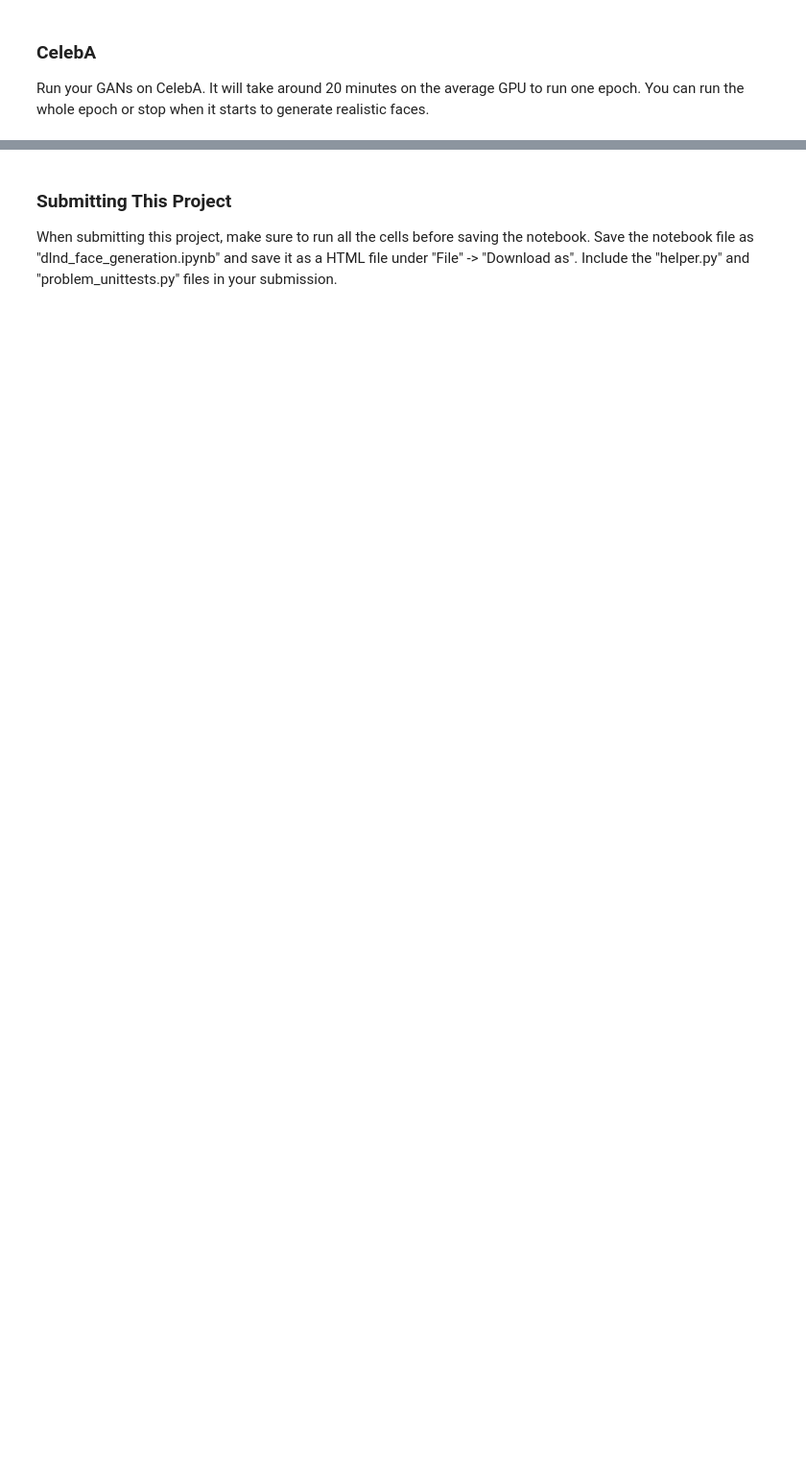
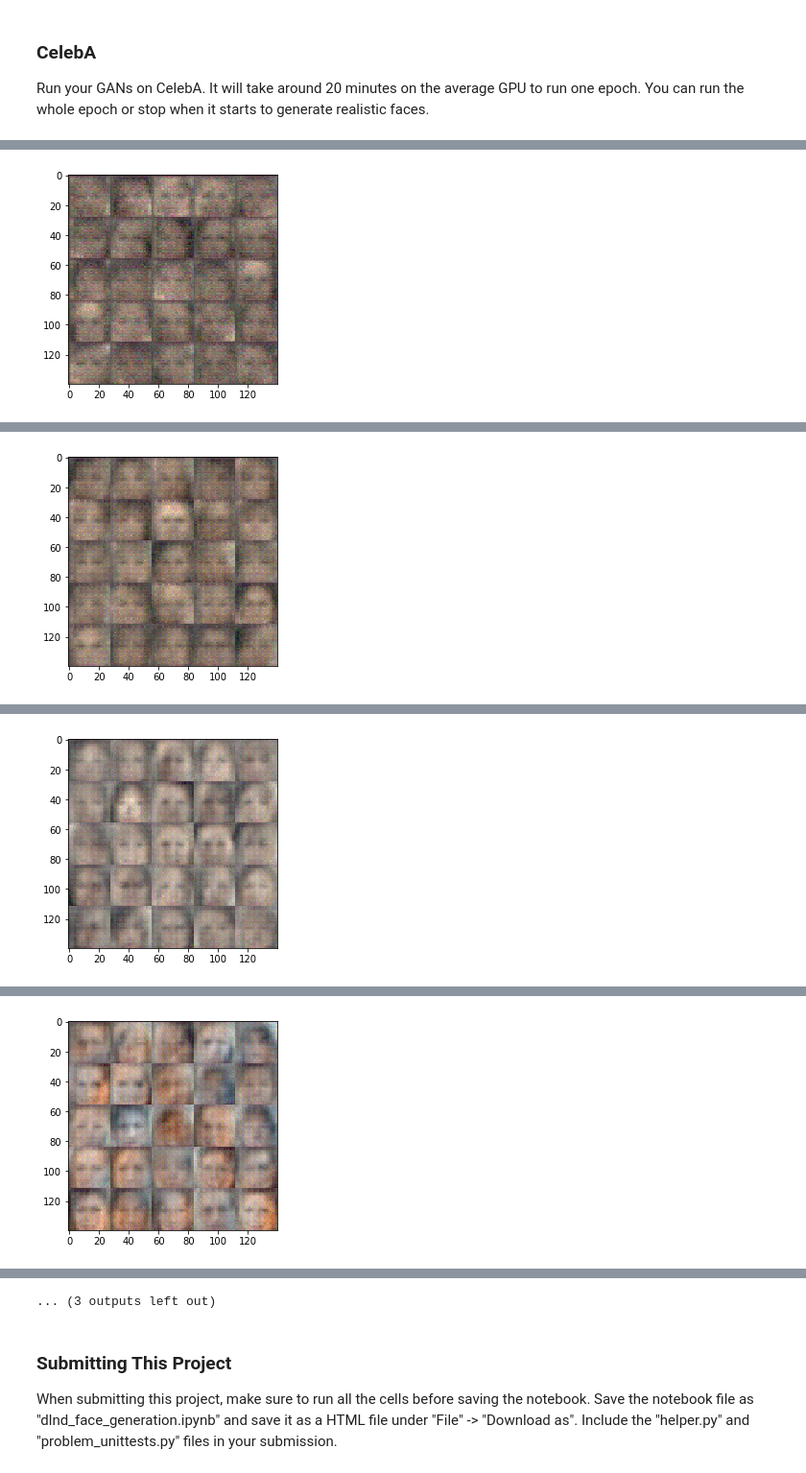
Before and after one commit to angelmtenor/deep-learning, a Jupyter notebook: face_generation/dlnd_face_generation.ipynb, the cells around one changed output, grey strips where cells are left out. Shown at 96% size. Saved outputs shown, nothing was run; the diff lists cells and outputs as text; code cells hidden in the pictures; blank space fills up the shorter version.

```diff
--- a/face_generation/dlnd_face_generation.ipynb
+++ b/face_generation/dlnd_face_generation.ipynb
@@ -466,11 +451,12 @@ Epoch 0/2... Discriminator Loss: 0.3824... Generator Loss: 1.9454
 ### CelebA
 Run your GANs on CelebA.  It will take around 20 minutes on the average GPU to run one epoch.  You can run the whole epoch or stop when it starts to generate realistic faces.
 # %%
-batch_size = None
-z_dim = None
-learning_rate = None
-beta1 = None
+batch_size = 256       # tested from 32 to 256
+z_dim = 100            # tested from 50 to 200
+learning_rate = 0.0002 # tested from 0.00001 to 0.02
+beta1 = 0.5            # tested from 0.01 to 0.7
 
+tf.reset_default_graph() # added
 
 """
 DON'T MODIFY ANYTHING IN THIS CELL THAT IS BELOW THIS LINE
@@ -481,3 +467,4 @@ celeba_dataset = helper.Dataset('celeba', glob(os.path.join(data_dir, 'img_align
 with tf.Graph().as_default():
     train(epochs, batch_size, z_dim, learning_rate, beta1, celeba_dataset.get_batches,
           celeba_dataset.shape, celeba_dataset.image_mode)
+# %% [output]
@@ -483,0 +474 @@ with tf.Graph().as_default():
+[figure, added]
@@ -483,0 +478 @@ with tf.Graph().as_default():
+[figure, added]
@@ -483,0 +483 @@ with tf.Graph().as_default():
+[figure, added]
@@ -483,0 +487 @@ with tf.Graph().as_default():
+[figure, added]
@@ -484,3 +497,4 @@ with tf.Graph().as_default():
+... (3 outputs left out)
 # %% [markdown]
 ### Submitting This Project
 When submitting this project, make sure to run all the cells before saving the notebook. Save the notebook file as "dlnd_face_generation.ipynb" and save it as a HTML file under "File" -> "Download as". Include the "helper.py" and "problem_unittests.py" files in your submission.
```
Also changed, not shown: parts of 3 cells of this notebook.
